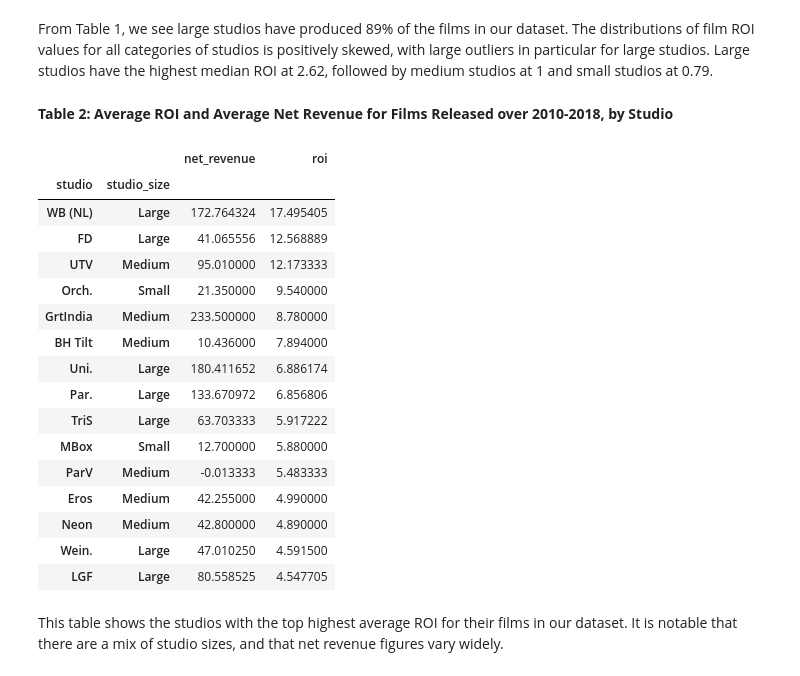
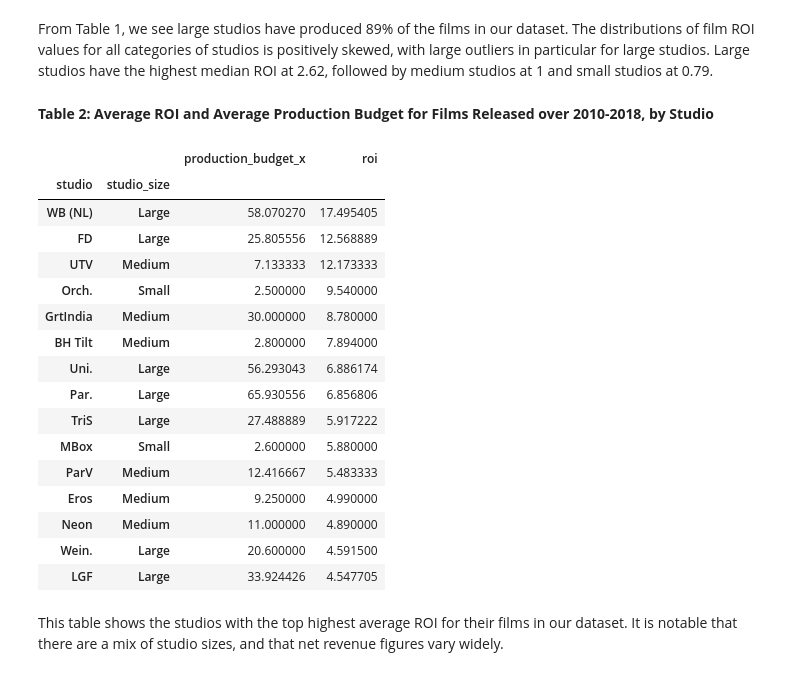
Before and after one commit to StevenDye/FIS-Mod1-Project, a Jupyter notebook: project/FinalMod1Proj.ipynb, the cells around one changed output. Saved outputs shown, nothing was run; the diff lists cells and outputs as text; code cells hidden in the pictures.

```diff
--- a/project/FinalMod1Proj.ipynb
+++ b/project/FinalMod1Proj.ipynb
@@ -383,0 +391,5 @@ After creating our new variable 'studio_size' and dropping unnecessary columns,
+# %%
+final_df['prod_to_str'] = final_df['production_budget_x'].astype(str)
+# %%
+final_df['movie_budget_size'] = final_df['prod_to_str'].map(lambda x: len(x))
+final_df.head()
@@ -383,0 +412,4 @@ After creating our new variable 'studio_size' and dropping unnecessary columns,
+# %%
+final_df['movie_budget_size'].replace([9, 8, 7, 6, 5], ["Blockbuster", "Blockbuster", "Medium", "Cheap", "Cheap"], inplace = True)
+# %%
+final_df.drop('prod_to_str', axis = 1, inplace = True)
@@ -407,27 +448,27 @@ final_df.groupby('studio_size')['roi'].describe()
 # %% [markdown]
 From Table 1, we see large studios have produced 89% of the films in our dataset. The distributions of film ROI values for all categories of studios is positively skewed, with large outliers in particular for large studios. Large studios have the highest median ROI at 2.62, followed by medium studios at 1 and small studios at 0.79.
 # %% [markdown]
-**Table 2: Average ROI and Average Net Revenue for Films Released over 2010-2018, by Studio**
+**Table 2: Average ROI and Average Production Budget for Films Released over 2010-2018, by Studio**
 # %%
-final_df.pivot_table(values = ['roi', 'net_revenue'], index = ['studio', 'studio_size']).sort_values(by = 'roi', ascending = False)[0:15]
+final_df.pivot_table(values = ['roi', 'production_budget_x'], index = ['studio', 'studio_size']).sort_values(by = 'roi', ascending = False)[0:15]
 # %% [output]
-|  |  | net_revenue | roi |
+|  |  | production_budget_x | roi |
 | studio | studio_size |  |  |
-| WB (NL) | Large | 172.764324 | 17.495405 |
-| FD | Large | 41.065556 | 12.568889 |
-| UTV | Medium | 95.010000 | 12.173333 |
-| Orch. | Small | 21.350000 | 9.540000 |
-| GrtIndia | Medium | 233.500000 | 8.780000 |
-| BH Tilt | Medium | 10.436000 | 7.894000 |
-| Uni. | Large | 180.411652 | 6.886174 |
-| Par. | Large | 133.670972 | 6.856806 |
-| TriS | Large | 63.703333 | 5.917222 |
-| MBox | Small | 12.700000 | 5.880000 |
-| ParV | Medium | -0.013333 | 5.483333 |
-| Eros | Medium | 42.255000 | 4.990000 |
-| Neon | Medium | 42.800000 | 4.890000 |
-| Wein. | Large | 47.010250 | 4.591500 |
-| LGF | Large | 80.558525 | 4.547705 |
+| WB (NL) | Large | 58.070270 | 17.495405 |
+| FD | Large | 25.805556 | 12.568889 |
+| UTV | Medium | 7.133333 | 12.173333 |
+| Orch. | Small | 2.500000 | 9.540000 |
+| GrtIndia | Medium | 30.000000 | 8.780000 |
+| BH Tilt | Medium | 2.800000 | 7.894000 |
+| Uni. | Large | 56.293043 | 6.886174 |
+| Par. | Large | 65.930556 | 6.856806 |
+| TriS | Large | 27.488889 | 5.917222 |
+| MBox | Small | 2.600000 | 5.880000 |
+| ParV | Medium | 12.416667 | 5.483333 |
+| Eros | Medium | 9.250000 | 4.990000 |
+| Neon | Medium | 11.000000 | 4.890000 |
+| Wein. | Large | 20.600000 | 4.591500 |
+| LGF | Large | 33.924426 | 4.547705 |
 # %% [markdown]
 This table shows the studios with the top highest average ROI for their films in our dataset. It is notable that there are a mix of studio sizes, and that net revenue figures vary widely.
 # %% [markdown]
```
Also changed, not shown: parts of 7 cells of this notebook, 1 other file.
